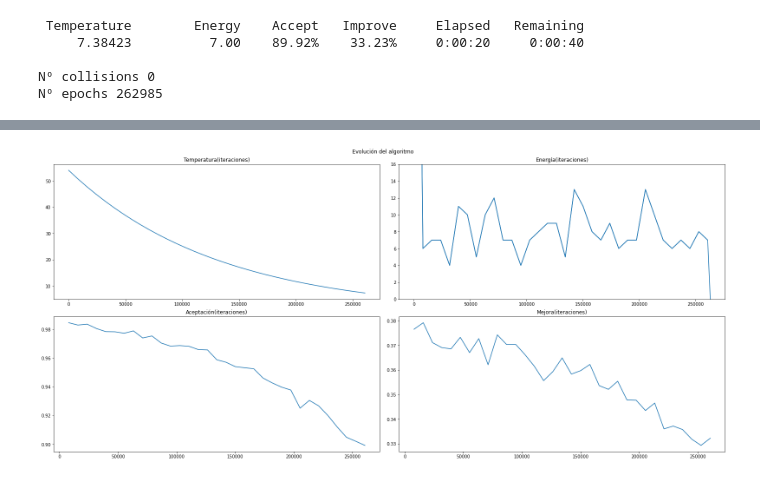
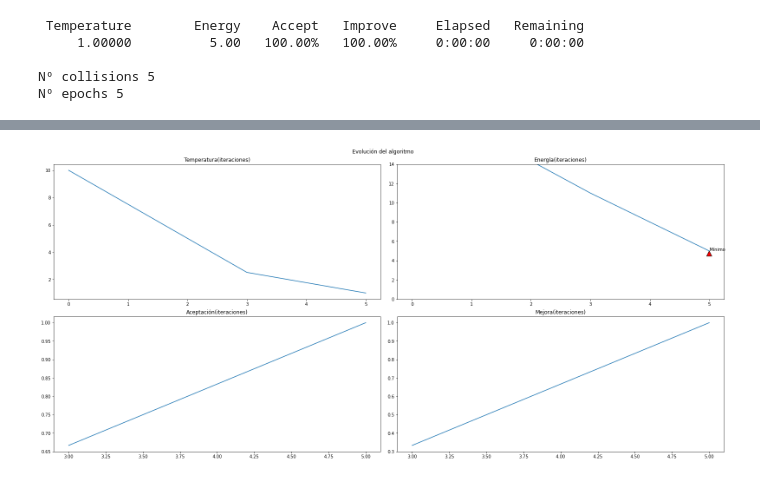
Before and after one commit to johacks/bibm, a Jupyter notebook: RS/Tablero.ipynb, the cells around one changed output, grey strips where cells are left out. Drawn from its saved outputs; the diff is of its cells as text; code cells hidden in the pictures.

```diff
--- a/RS/Tablero.ipynb
+++ b/RS/Tablero.ipynb
@@ -34,21 +34,23 @@ def display_board(queens):
 # %%
 from NReinas import NQueensBaseAnnealer
 
-N = 15
-ann = NQueensBaseAnnealer(n_queens=N)
-schedule = ann.auto(minutes=1)
-ann = NQueensBaseAnnealer(n_queens=N)
-ann.set_schedule(schedule)
-best_sol, best_cost = ann.anneal()
-print(f'Nº collisions {best_cost}')
-print(f'Nº epochs {ann.epochs}')
-display_board(best_sol)
-ann.plot_evolution()
+def test_annealer(Ann, N=50):
+    ann = Ann(n_queens=N)
+    schedule = ann.auto(minutes=1)
+    ann = Ann(n_queens=N)
+    ann.set_schedule({'tmax': 10, 'tmin': 1, 'steps': 5, 'updates': 2})
+    best_sol, best_cost = ann.anneal()
+    print(f'Nº collisions {best_cost}')
+    print(f'Nº epochs {ann.epochs}')
+    display_board(best_sol)
+    ann.plot_evolution()
+
+test_annealer(NQueensBaseAnnealer, 7)
 # %% [output]
  Temperature        Energy    Accept   Improve     Elapsed   Remaining
-     7.38423          7.00    89.92%    33.23%     0:00:20     0:00:40
+     1.00000          5.00   100.00%   100.00%     0:00:00     0:00:00
 
-Nº collisions 0
-Nº epochs 262985
+Nº collisions 5
+Nº epochs 5
 [drawing not drawn]
-[figure, old version]
+[figure, new version]
```
Also changed, not shown: parts of 2 cells of this notebook, 3 other files.
